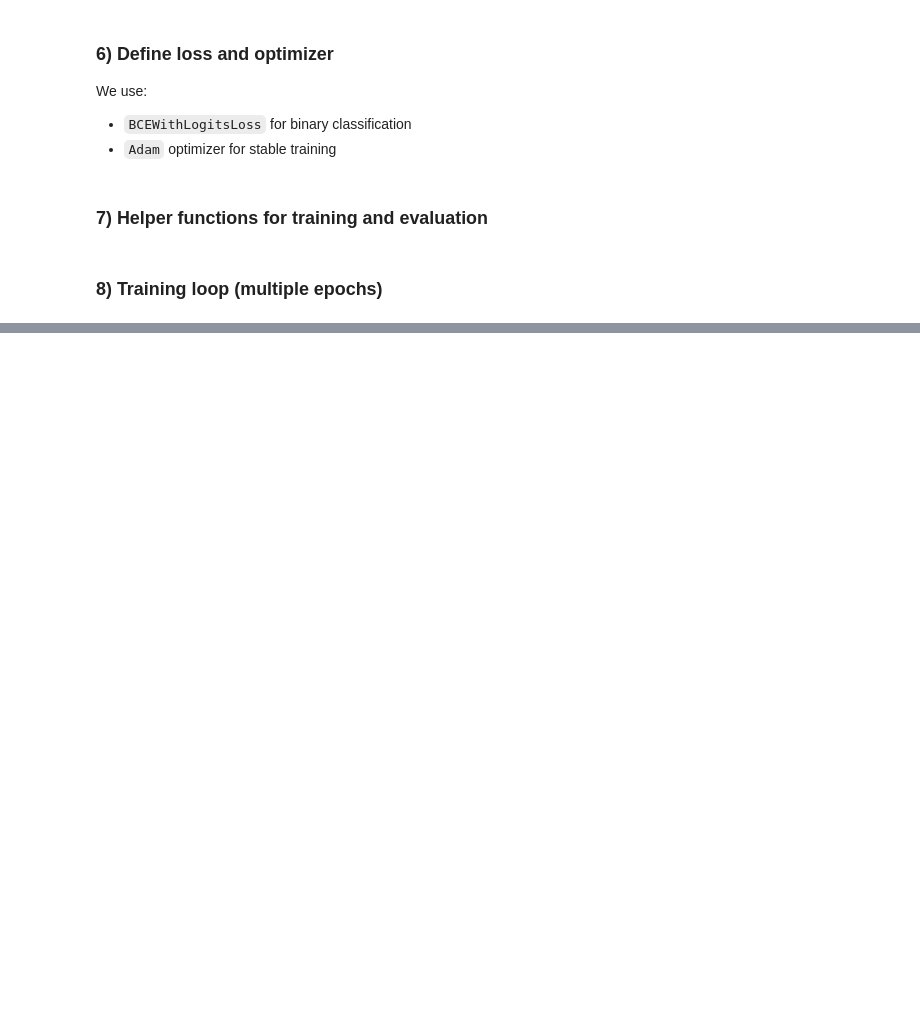
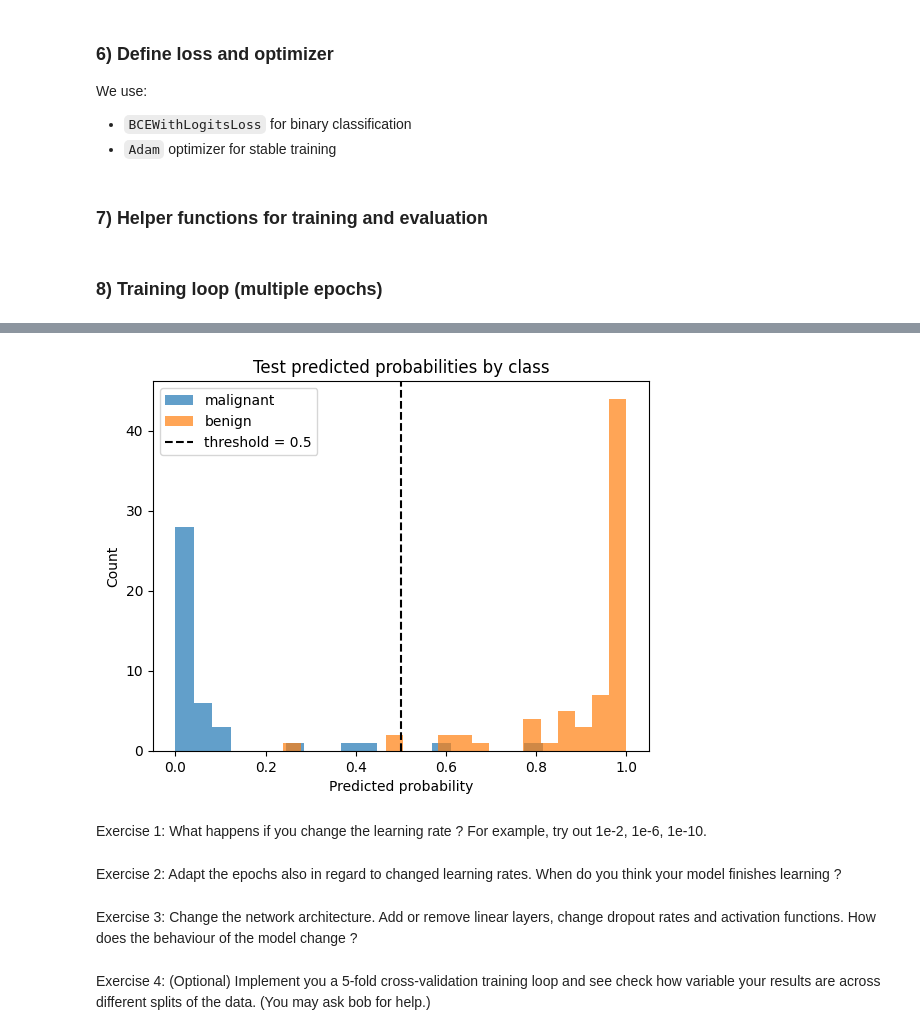
Before and after one commit to ScaDS/ai4medicine-2026, a Jupyter notebook: day2.2_dl-basics/01_neural_networks.ipynb, the cells around one changed output, grey strips where cells are left out. Saved outputs shown, nothing was run; the diff lists cells and outputs as text; code cells hidden in the pictures; blank space fills up the shorter version.

```diff
--- a/day2.2_dl-basics/01_neural_networks.ipynb
+++ b/day2.2_dl-basics/01_neural_networks.ipynb
@@ -390,0 +410,23 @@ weighted avg       0.96      0.96      0.96       114
+# %%
+p = test_probs.ravel()
+y = test_targets.ravel()
+
+plt.figure()
+plt.hist(p[y == 0], bins=20, alpha=0.7, label=f"{data.target_names[0]}")
+plt.hist(p[y == 1], bins=20, alpha=0.7, label=f"{data.target_names[1]}")
+plt.axvline(0.5, linestyle="--", label="threshold = 0.5", c='black')
+plt.xlabel("Predicted probability")
+plt.ylabel("Count")
+plt.title("Test predicted probabilities by class")
+plt.legend()
+plt.show()
+# %% [output]
+[figure, added]
+# %% [markdown]
+Exercise 1: What happens if you change the learning rate ? For example, try out 1e-2, 1e-6, 1e-10.
+# %% [markdown]
+Exercise 2: Adapt the epochs also in regard to changed learning rates. When do you think your model finishes learning ?
+# %% [markdown]
+Exercise 3: Change the network architecture. Add or remove linear layers, change dropout rates and activation functions. How does the behaviour of the model change ?
+# %% [markdown]
+Exercise 4: (Optional) Implement you a 5-fold cross-validation training loop and see check how variable your results are across different splits of the data. (You may ask bob for help.)
```
Also changed, not shown: parts of 20 cells of this notebook, 8 other files.
